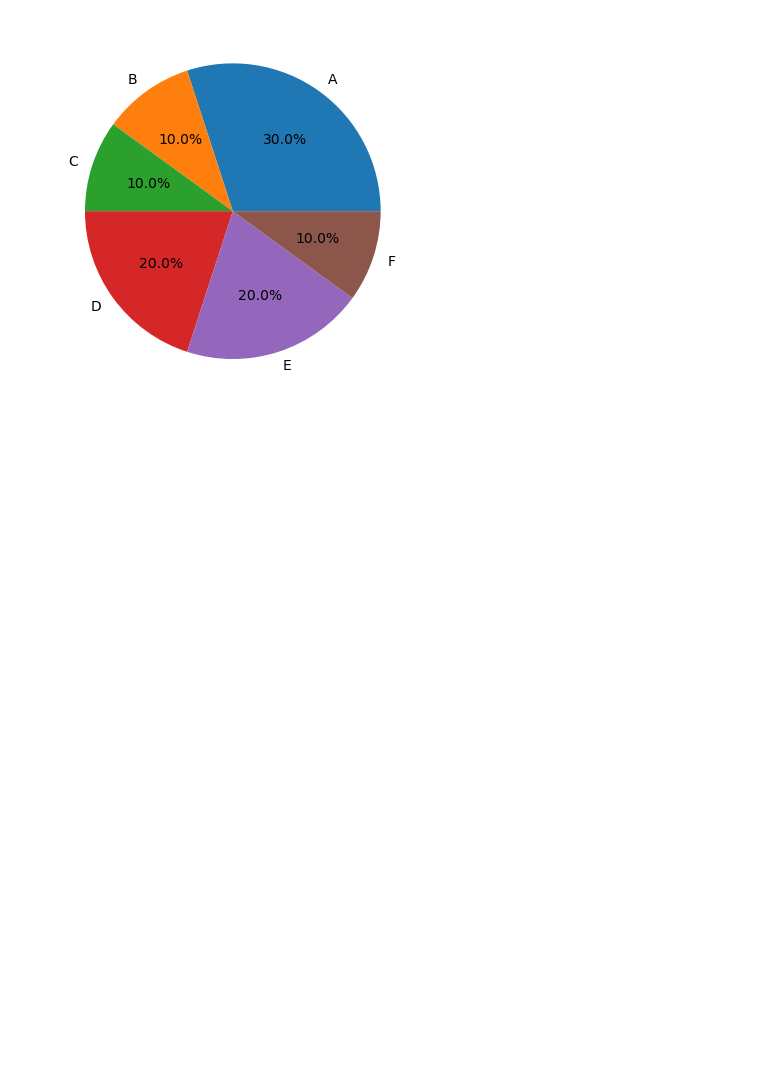
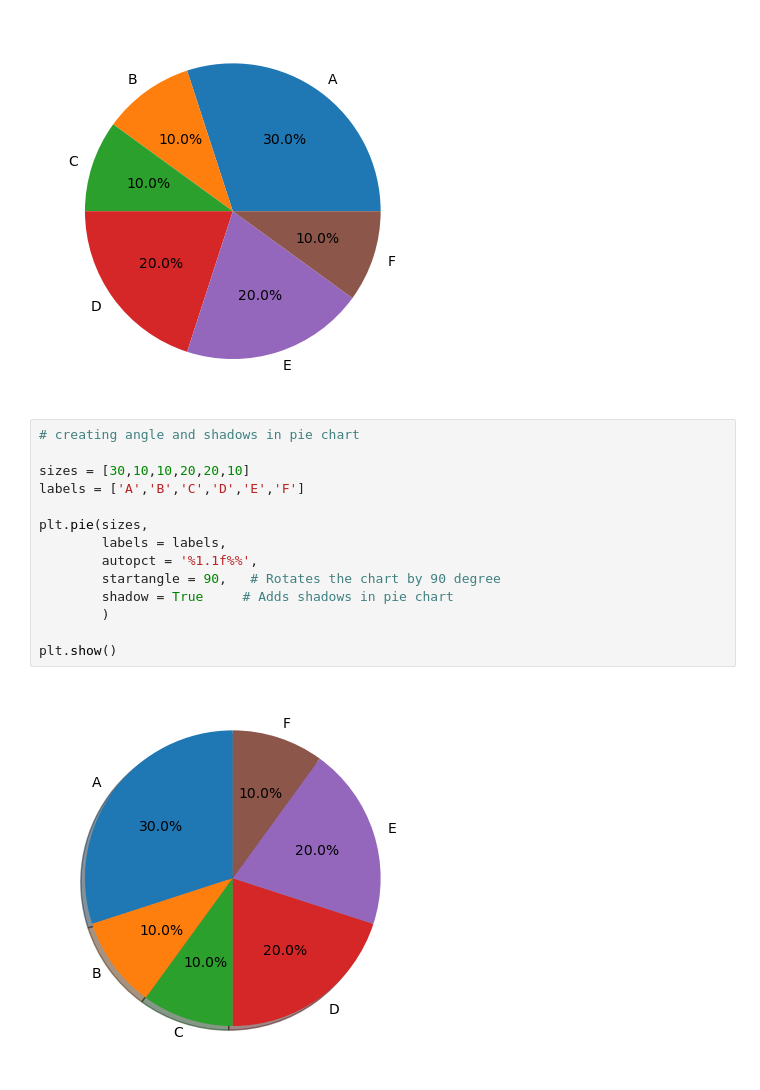
Before and after one commit to aditya-76430/python-programming, a Jupyter notebook: Matplotlib/learning-part1.ipynb, the cells around one changed output. Cells and saved outputs as stored; diff of their text form; blank space fills up the shorter version.

Commit message:
Rotating pie chart and adding shadows to it

```diff
--- a/Matplotlib/learning-part1.ipynb
+++ b/Matplotlib/learning-part1.ipynb
@@ -251,3 +251,19 @@ plt.pie(sizes,
 plt.show()
 # %% [output]
 [figure]
+# %%
+# creating angle and shadows in pie chart
+
+sizes = [30,10,10,20,20,10]
+labels = ['A','B','C','D','E','F']
+
+plt.pie(sizes,
+        labels = labels,
+        autopct = '%1.1f%%',
+        startangle = 90,   # Rotates the chart by 90 degree
+        shadow = True     # Adds shadows in pie chart
+        )
+
+plt.show()
+# %% [output]
+[figure, added]
```
Also changed, not shown: 23 other files.
